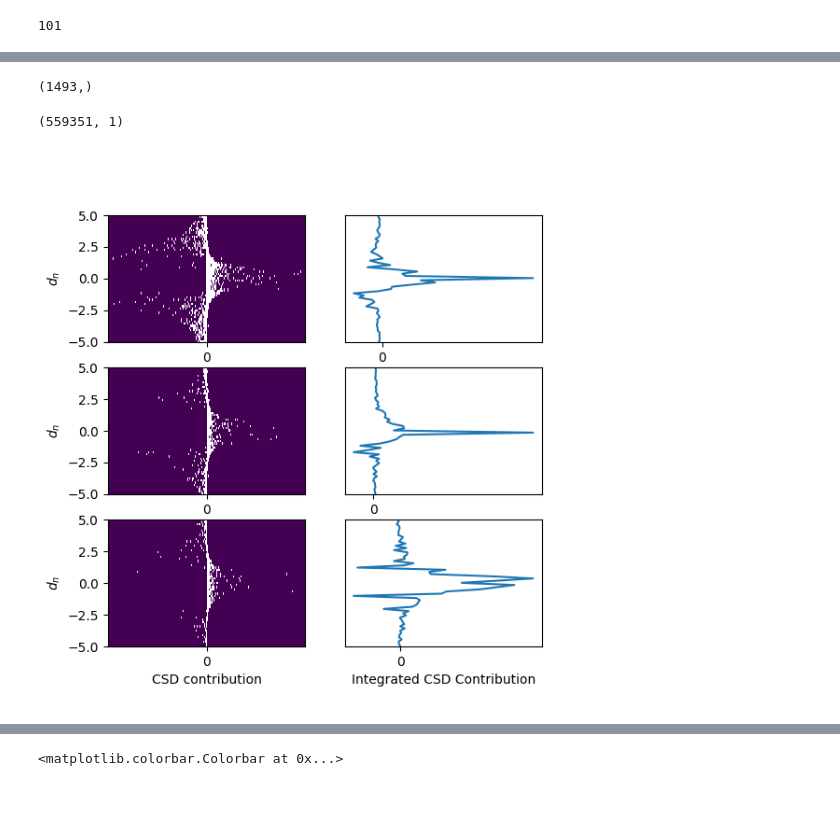
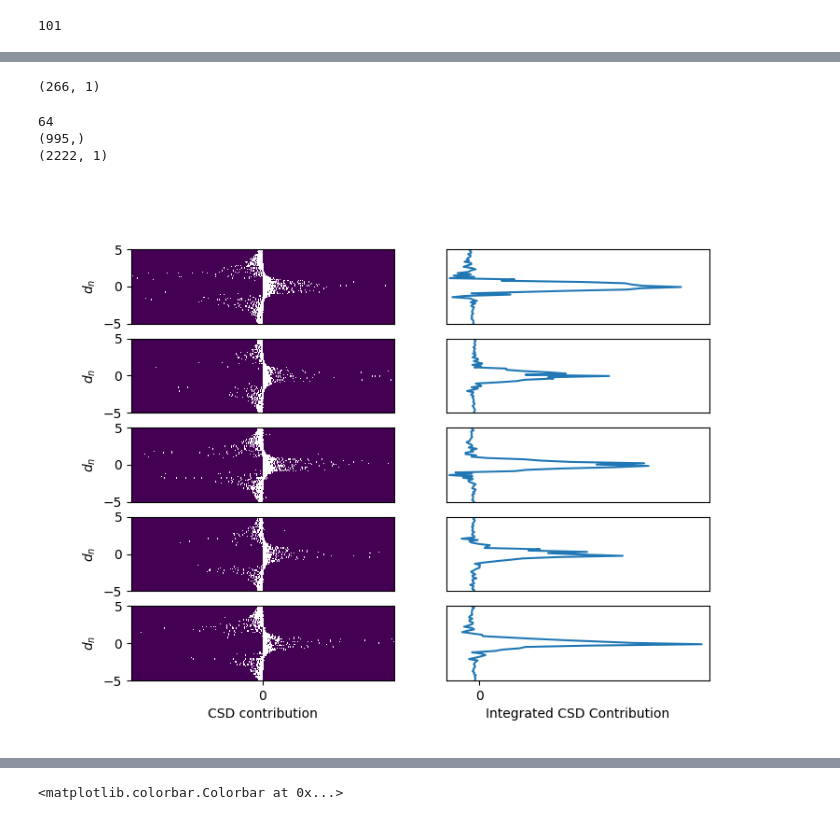
Before and after one commit to joseph-tharayil/csd_paper, a Jupyter notebook: derivativeHistograms.ipynb, the cells around one changed output, grey strips where cells are left out. Cells and saved outputs as stored; diff of their text form; code cells hidden in the pictures.

Commit message:
Updates histograms

```diff
--- a/derivativeHistograms.ipynb
+++ b/derivativeHistograms.ipynb
@@ -72,7 +72,7 @@ distances_in_planar_coords(newPos[node_ids[0]],allEpos[1],main_axis).shape
 # %%
 import bluepysnap as bp
 # %%
-c = bp.Simulation('/work/lnmc/EEG/original/fixed/a9f782a3-1f22-4384-a122-430bc6b2323c/0/simulation_config.json')
+c = bp.Simulation('csd_paper/electrodes/simulation_config.json')
 # %%
 hex0 = next(c.circuit.nodes.get('hex0',properties=['mtype']))
 # %%
@@ -83,0 +86,2 @@ array([10, 20, 30, 40, 50, 60, 70, 80, 90])
+# %%
+node_ids = np.unique(np.array(list(positions.columns))[:,0])
@@ -144,8 +193,8 @@ len(csdCoeffs[0])
 # %% [output]
 101
 # %%
-distances = allDistances[1]
-csdCoeffs = allCsdCoeffs[1]
+distances = allDistances[0]
+csdCoeffs = allCsdCoeffs[0]
 # %%
 distances = np.array(distances)
 csdCoeffs = np.array(csdCoeffs)
@@ -164,63 +213,72 @@ csdCoeffs.shape
 # %%
-distances.shape
+distances[0].shape
 # %% [output]
-(1493,)
+(266, 1)
 # %%
-newcoeffs.shape
+for i in range(len(csdCoeffs)):
+
+    if csdCoeffs[i].shape[0]!=distances[i].shape[0]:
+        print(i)
+        print(csdCoeffs[i].shape)
+        print(distances[i].shape)
+        break
 # %% [output]
-(559351, 1)
+64
+(995,)
+(2222, 1)
 # %%
-plt.figure(figsize=(6,6))
 
-for i in range(3):
+fig, axes = plt.subplots(5,2,figsize=(8,6))
 
-    distances = allDistances[i]
-    csdCoeffs = allCsdCoeffs[i]
+for i in range(5):
+
+    distances = allDistances[4-i]
+    csdCoeffs = allCsdCoeffs[4-i]
 
     distances = np.array(distances)
     csdCoeffs = np.array(csdCoeffs)
 
     newDistances = distances[0]
     for d in distances[1:]:
         newDistances = np.vstack((newDistances,d))
 
     newcoeffs = csdCoeffs[0][:,np.newaxis]
     for c in csdCoeffs[1:]:
         newcoeffs = np.vstack((newcoeffs,c[:,np.newaxis]))
 
-    if i == 0:
-        plotIdx = [1,2]
-    elif i == 1:
-        plotIdx = [3,4]
-    elif i == 2:
-        plotIdx = [5,6]
 
-    plt.subplot(3,2,plotIdx[0])
+    axes[i][0].hist2d(newcoeffs[:,0],newDistances[:,0]/20,bins=[10000,1000],cmin=0,cmax=0.5)
+    if i == 4:
+        axes[i][0].set_xlabel('CSD contribution')
+        axes[i][0].set_xticks([0])
+    else:
+        axes[i][0].set_xticks([])
 
-    plt.hist2d(newcoeffs[:,0],newDistances[:,0]/20,bins=[10000,1000],cmin=0,cmax=0.5)
-    if i == 2:
-        plt.xlabel('CSD contribution')
-    plt.xticks([0])
-    plt.xlim([-2e-6,2e-6])
+    axes[i][0].set_xlim([-5e-6,5e-6])
 
-    plt.ylabel('$d_n$')
-    plt.ylim([-5,5])
+    axes[i][0].set_ylabel('$d_n$')
+    axes[i][0].set_ylim([-5,5])
 
-    plt.subplot(3,2,plotIdx[1])
 
     hist, xbins, ybins = np.histogram2d(newcoeffs[:,0],newDistances[:,0]/20,bins=[10000,1000])
     xvals = (xbins[1:]+xbins[:-1])/2
     yvals = (ybins[1:]+ybins[:-1])/2
 
-    plt.plot(np.sum(hist*xvals[:,np.newaxis],axis=0),yvals)
-    plt.ylim([-5,5])
+    axes[i][1].plot(np.sum(hist*xvals[:,np.newaxis],axis=0),yvals)
+    axes[i][1].set_ylim([-5,5])
 
-    if i == 2:
-        plt.xlabel('Integrated CSD Contribution')
-    plt.xticks([0])
-    plt.yticks([])
+    if i == 4:
+        axes[i][1].set_xlabel('Integrated CSD Contribution')
+        axes[i][1].set_xticks([0])
+    else:
+        axes[i][1].set_xticks([])
+
+    axes[i][1].set_yticks([])
+    axes[i][1].set_xlim([-5e-5,35e-5])
+
+plt.savefig('histograms.png')
 # %% [output]
-[figure, old version]
+[figure, new version]
 # %%
 plt.figure(figsize=(6,6))
 
```
Also changed, not shown: parts of 11 cells of this notebook.
